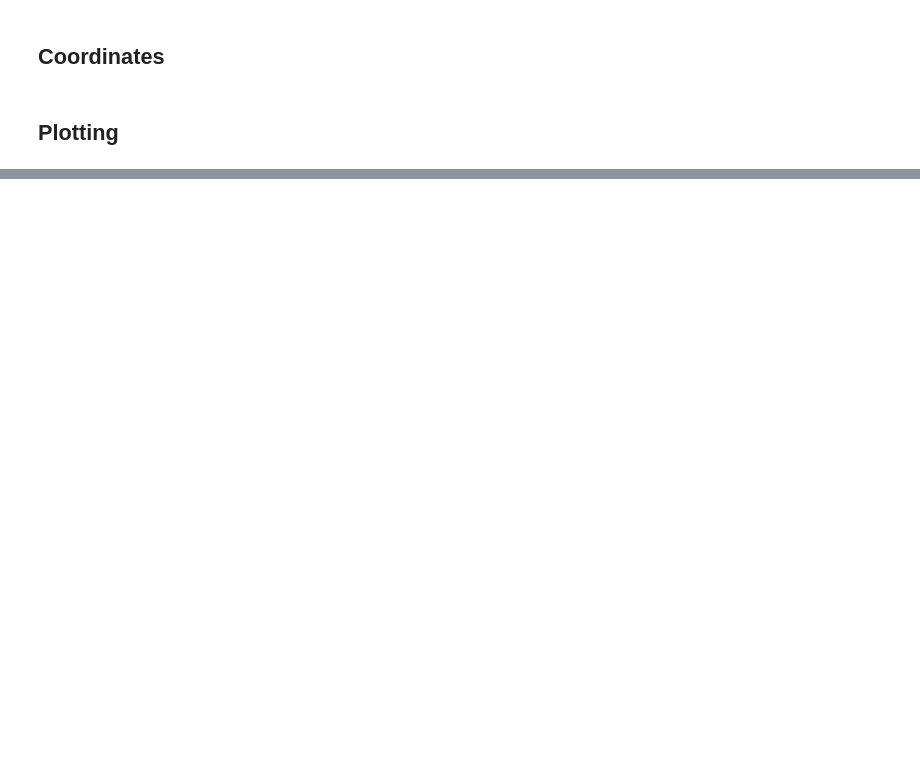
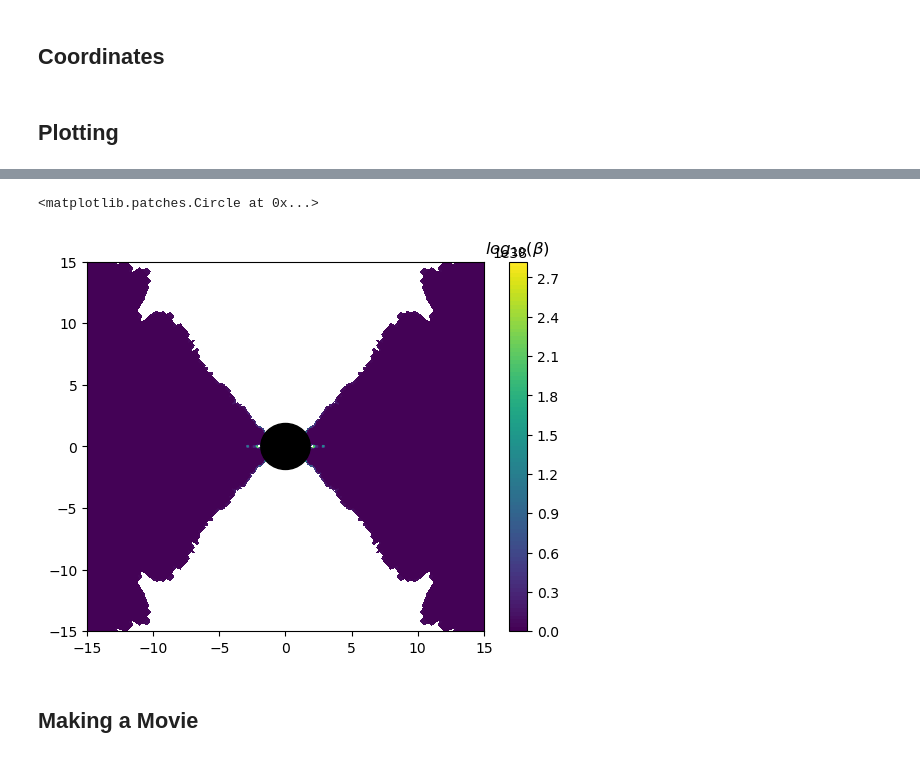
Before and after one commit to vikrammanikantan/random, a Jupyter notebook: Athena Analysis Notebook.ipynb, the cells around one changed output, grey strips where cells are left out. Drawn from its saved outputs; the diff is of its cells as text; code cells hidden in the pictures; blank space fills up the shorter version.

```diff
--- a/Athena Analysis Notebook.ipynb
+++ b/Athena Analysis Notebook.ipynb
@@ -160,0 +114,28 @@ ax.add_patch(circle1)
+# %%
+pgas = prim['press']
+pmag = user['pmag']
+beta = pgas/pmag
+logbeta = np.log10(beta)
+
+
+
+logbeta = np.nan_to_num(logbeta, nan=1000)
+
+
+fig, ax = plt.subplots()
+right = ax.contourf(x,z, beta[0,:,:], levels = 100)
+ax.contourf(-x,z, beta[n3//2,:,:], levels = 100)
+
+ax.set_xlim(-15,15)
+ax.set_ylim(-15,15)
+
+cbar = plt.colorbar(right,cmap='PuOr', extend='both')
+cbar.ax.set_title(r'$log_{10}(\beta)$')
+
+circle1 = plt.Circle((0, 0), rh, color ='black')
+ax.add_patch(circle1)
+# %% [output]
+<matplotlib.patches.Circle at 0x...>
+[figure, added]
+# %% [markdown]
+## Making a Movie
```
Also changed, not shown: parts of 18 cells of this notebook, 2 other files.
